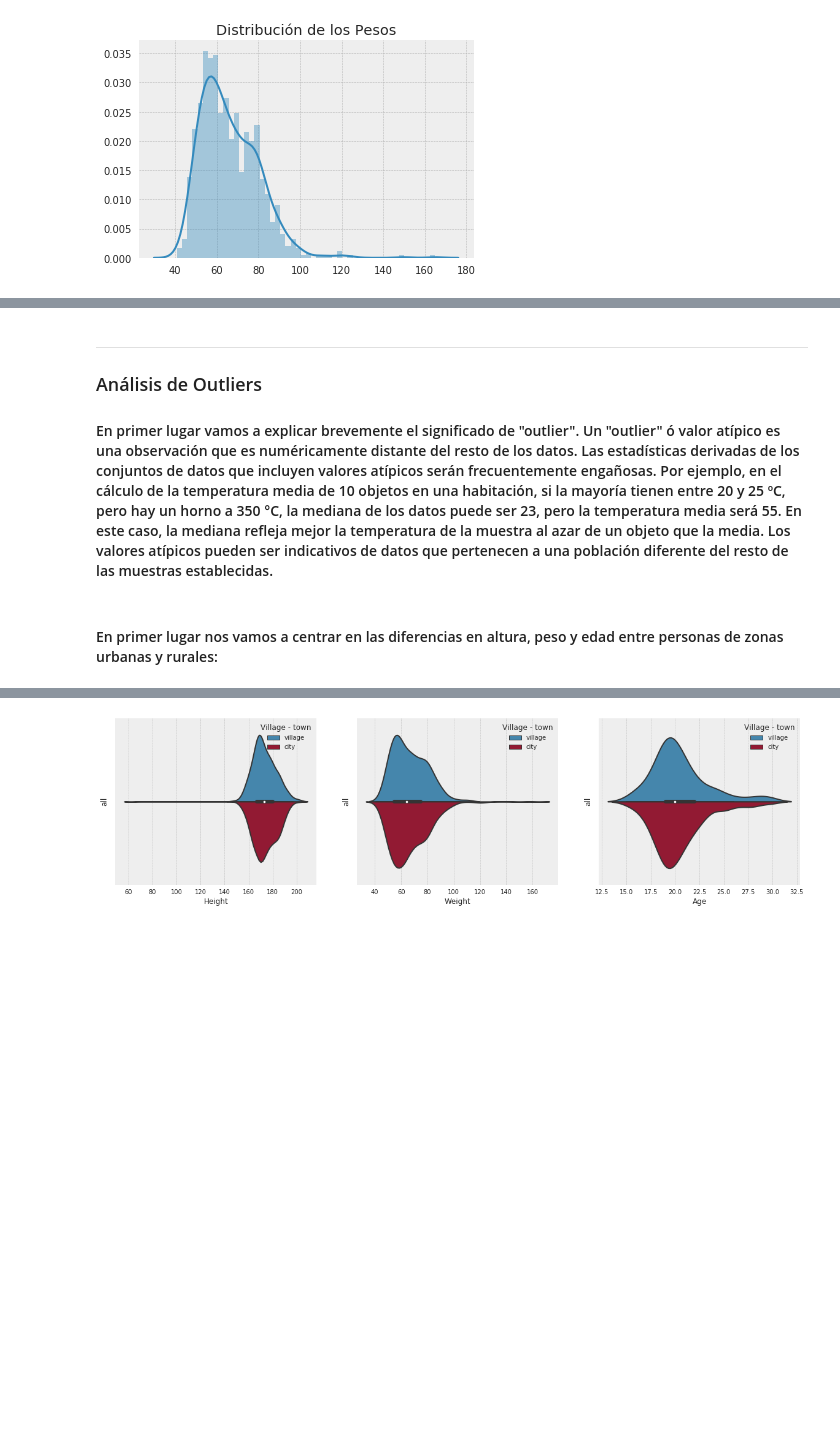
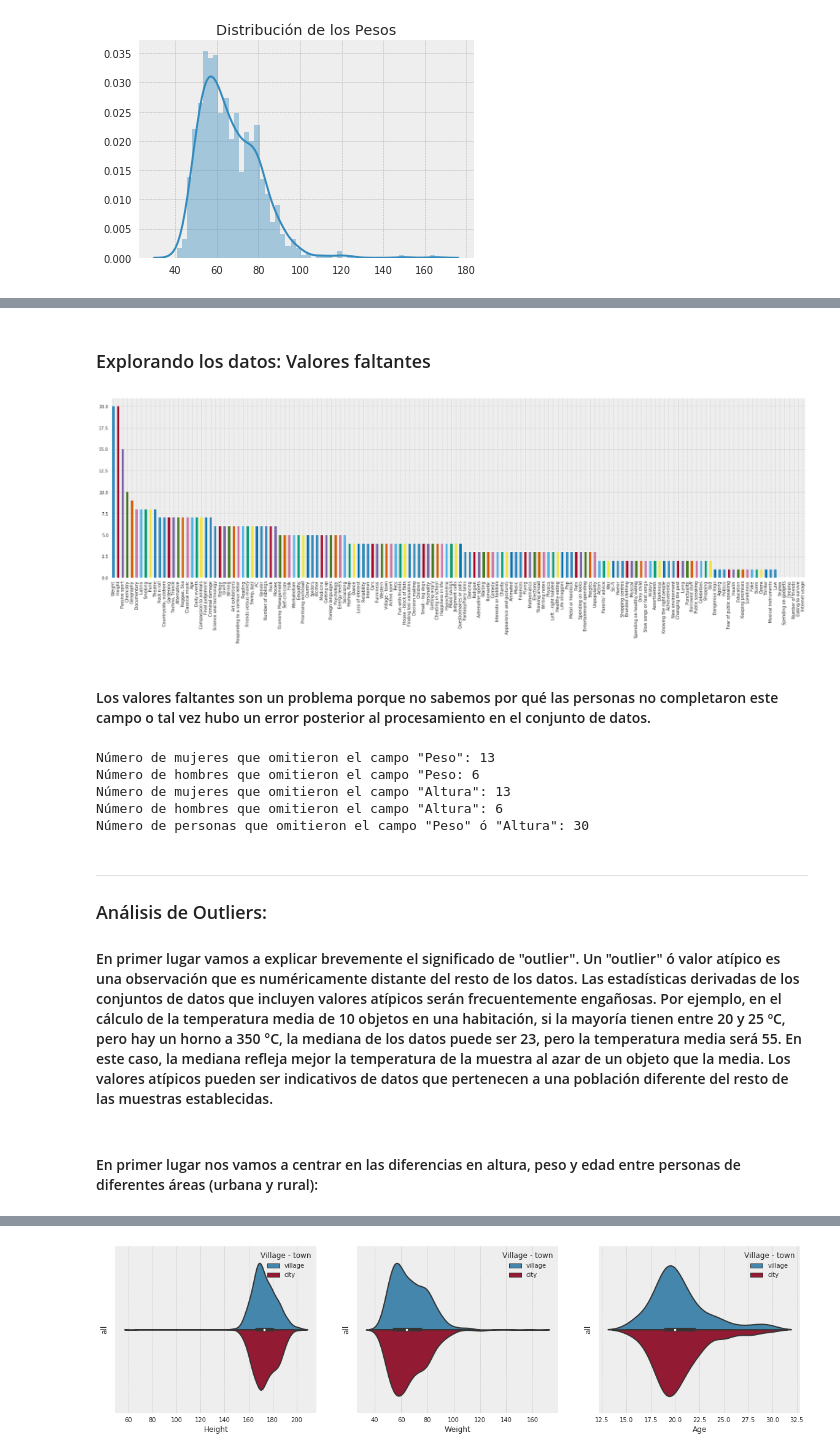
Before and after one commit to tyncho08/DiploDatos, a Jupyter notebook: Laboratorio 1/notebook_laboratorio.ipynb, the cells around one changed output, grey strips where cells are left out. Drawn from its saved outputs; the diff is of its cells as text; code cells hidden in the pictures; blank space fills up the shorter version.

```diff
--- a/Laboratorio 1/notebook_laboratorio.ipynb
+++ b/Laboratorio 1/notebook_laboratorio.ipynb
@@ -175,6 +174,28 @@ sns.distplot(weight_hist, bins=50).set_title("Distribución de los Pesos");
+# %% [markdown]
+### Explorando los datos: Valores faltantes
+# %%
+nulls = young.isnull().sum().sort_values(ascending=False)
+_ = nulls.plot(kind='bar', figsize = (30,8))
+# %% [output]
+[figure, added]
+# %% [markdown]
+#### Los valores faltantes son un problema porque no sabemos por qué las personas no completaron este campo o tal vez hubo un error posterior al procesamiento en el conjunto de datos.
+# %%
+print('\nNúmero de mujeres que omitieron el campo "Peso": {:.0f}'.format(young[young['Gender']=='female']['Weight'].isnull().sum()))
+print('Número de hombres que omitieron el campo "Peso: {:.0f}'.format(young[young['Gender']=='male']['Weight'].isnull().sum()))
+print('Número de mujeres que omitieron el campo "Altura": {:.0f}'.format(young[young['Gender']=='female']['Height'].isnull().sum()))
+print('Número de hombres que omitieron el campo "Altura": {:.0f}'.format(young[young['Gender']=='male']['Height'].isnull().sum()))
+omitted = young[(young['Weight'].isnull()) | young['Height'].isnull()]
+print('Número de personas que omitieron el campo "Peso" ó "Altura": {:.0f}'.format(omitted.shape[0]))
+# %% [output]
+Número de mujeres que omitieron el campo "Peso": 13
+Número de hombres que omitieron el campo "Peso: 6
+Número de mujeres que omitieron el campo "Altura": 13
+Número de hombres que omitieron el campo "Altura": 6
+Número de personas que omitieron el campo "Peso" ó "Altura": 30
 # %% [markdown]
 ****
-### Análisis de Outliers
+### Análisis de Outliers:
 #### En primer lugar vamos a explicar brevemente el significado de "outlier". Un "outlier" ó valor atípico es una observación que es numéricamente distante del resto de los datos. Las estadísticas derivadas de los conjuntos de datos que incluyen valores atípicos serán frecuentemente engañosas. Por ejemplo, en el cálculo de la temperatura media de 10 objetos en una habitación, si la mayoría tienen entre 20 y 25 ºC, pero hay un horno a 350 °C, la mediana de los datos puede ser 23, pero la temperatura media será 55. En este caso, la mediana refleja mejor la temperatura de la muestra al azar de un objeto que la media. Los valores atípicos pueden ser indicativos de datos que pertenecen a una población diferente del resto de las muestras establecidas.
 # %% [markdown]
-#### En primer lugar nos vamos a centrar en las diferencias en altura, peso y edad entre personas de zonas urbanas y rurales:
+#### En primer lugar nos vamos a centrar en las diferencias en altura, peso y edad entre personas de diferentes áreas (urbana y rural):
```
Also changed, not shown: parts of 136 cells of this notebook.
